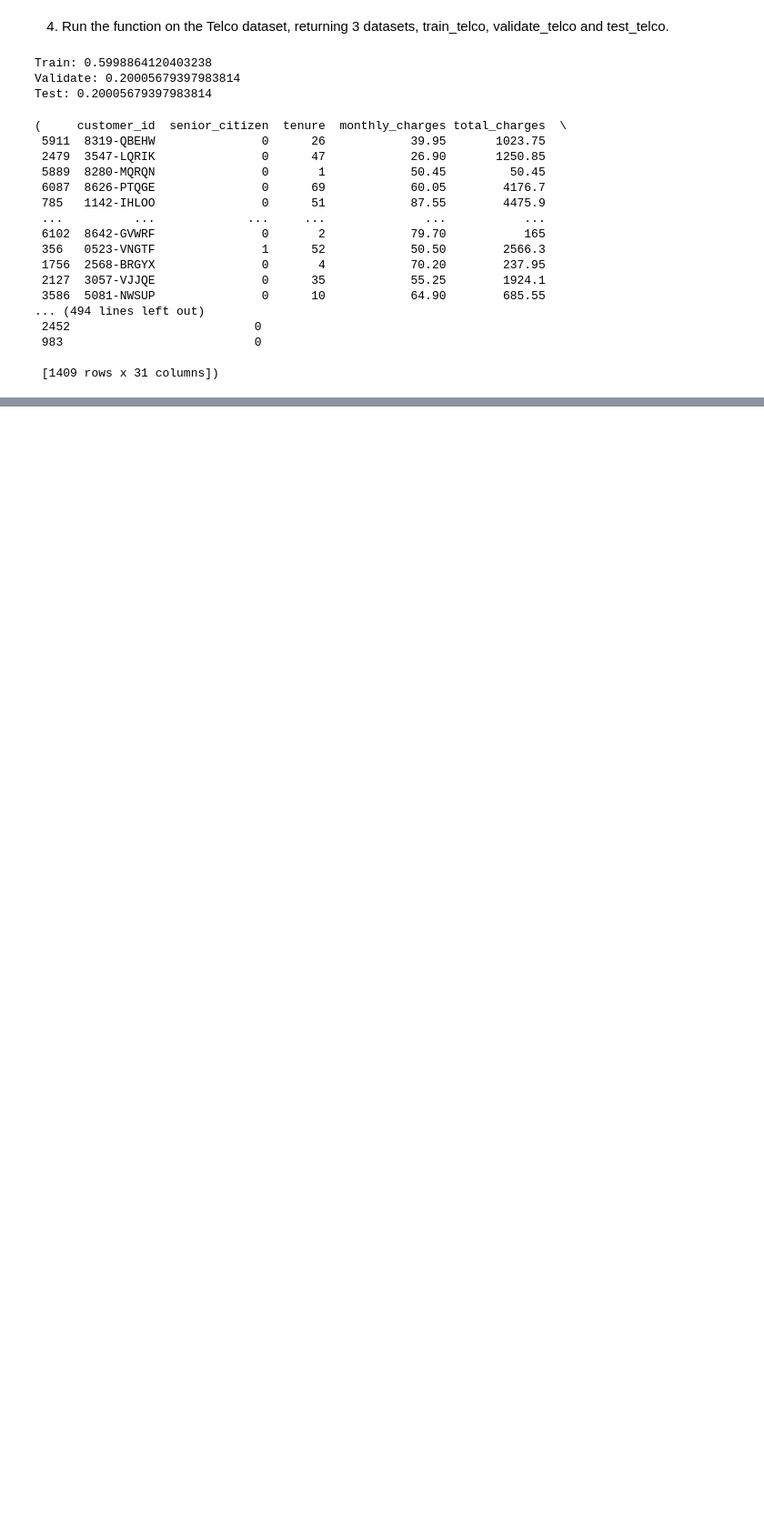
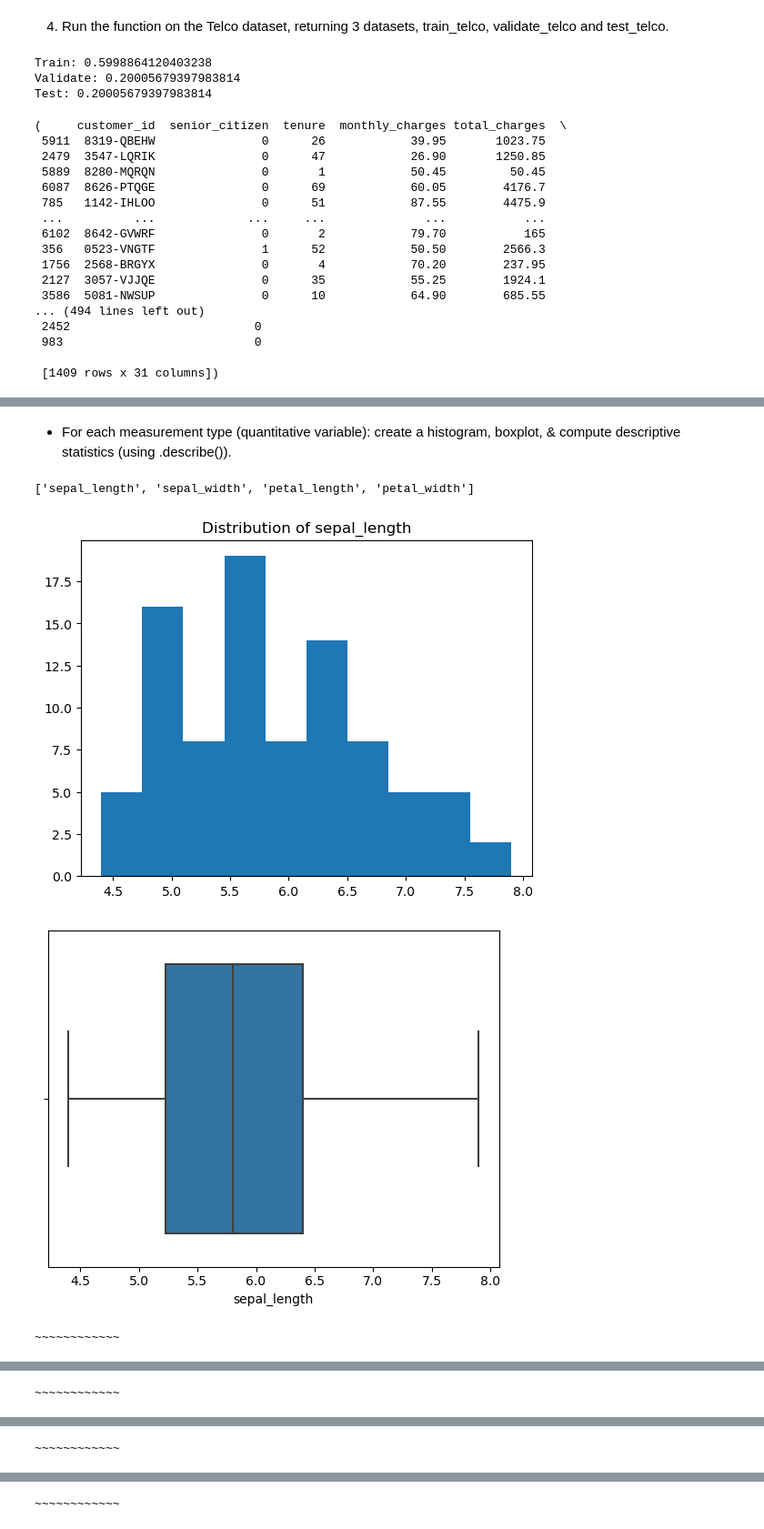
Before and after one commit to Joshua-Click/classification-exercises, a Jupyter notebook: classification_exercises.ipynb, the cells around one changed output, grey strips where cells are left out. Shown at 91% size. Cells and saved outputs as stored; diff of their text form; code cells hidden in the pictures; blank space fills up the shorter version.

```diff
--- a/classification_exercises.ipynb
+++ b/classification_exercises.ipynb
@@ -778,0 +787,4 @@ Test: 0.20005679397983814
+# %%
+iris_df = acquire.get_iris()
+# %%
+iris_df = prep_iris(iris_df)
@@ -778,0 +798,2 @@ Test: 0.20005679397983814
+# %%
+train, validate, test = split_data(iris_df, 'species')
@@ -778,0 +806,26 @@ Test: 0.20005679397983814
+# %% [markdown]
+* For each measurement type (quantitative variable): create a histogram, boxplot, & compute descriptive statistics (using .describe()).
+# %%
+# separating our numeric and categorical columns:
+# initialize two empty lists for each type:
+cat_cols, num_cols = [], []
+# set up a for loop to build those lists out:
+# so for every column in explore_columns:
+for col in train:
+    # check to see if its an object type,
+    # if so toss it in categorical
+    if train[col].dtype == 'O':
+        cat_cols.append(col)
+    # otherwise if its numeric:
+    else:
+        # check to see if we have more than just a few values:
+        # if thats the case, toss it in categorical
+        if train[col].nunique() < 10:
+            cat_cols.append(col)
+        # and otherwise call it continuous by elimination
+        else:
+            num_cols.append(col)
+# %%
+print(num_cols)
+# %% [output]
+['sepal_length', 'sepal_width', 'petal_length', 'petal_width']
@@ -778,0 +834,12 @@ Test: 0.20005679397983814
+# %%
+for col in num_cols:
+    plt.hist(train[col])
+    plt.title(f'Distribution of {col}')
+    plt.show()
+    sns.boxplot(data=train, x=col)
+    plt.show()
+    print('~~~~~~~~~~~~')
+# %% [output]
+[figure, added]
+[figure, added]
+~~~~~~~~~~~~
@@ -778,0 +848 @@ Test: 0.20005679397983814
+~~~~~~~~~~~~
@@ -778,0 +851 @@ Test: 0.20005679397983814
+~~~~~~~~~~~~
@@ -778,0 +854 @@ Test: 0.20005679397983814
+~~~~~~~~~~~~
```
Also changed, not shown: parts of 16 cells of this notebook.
